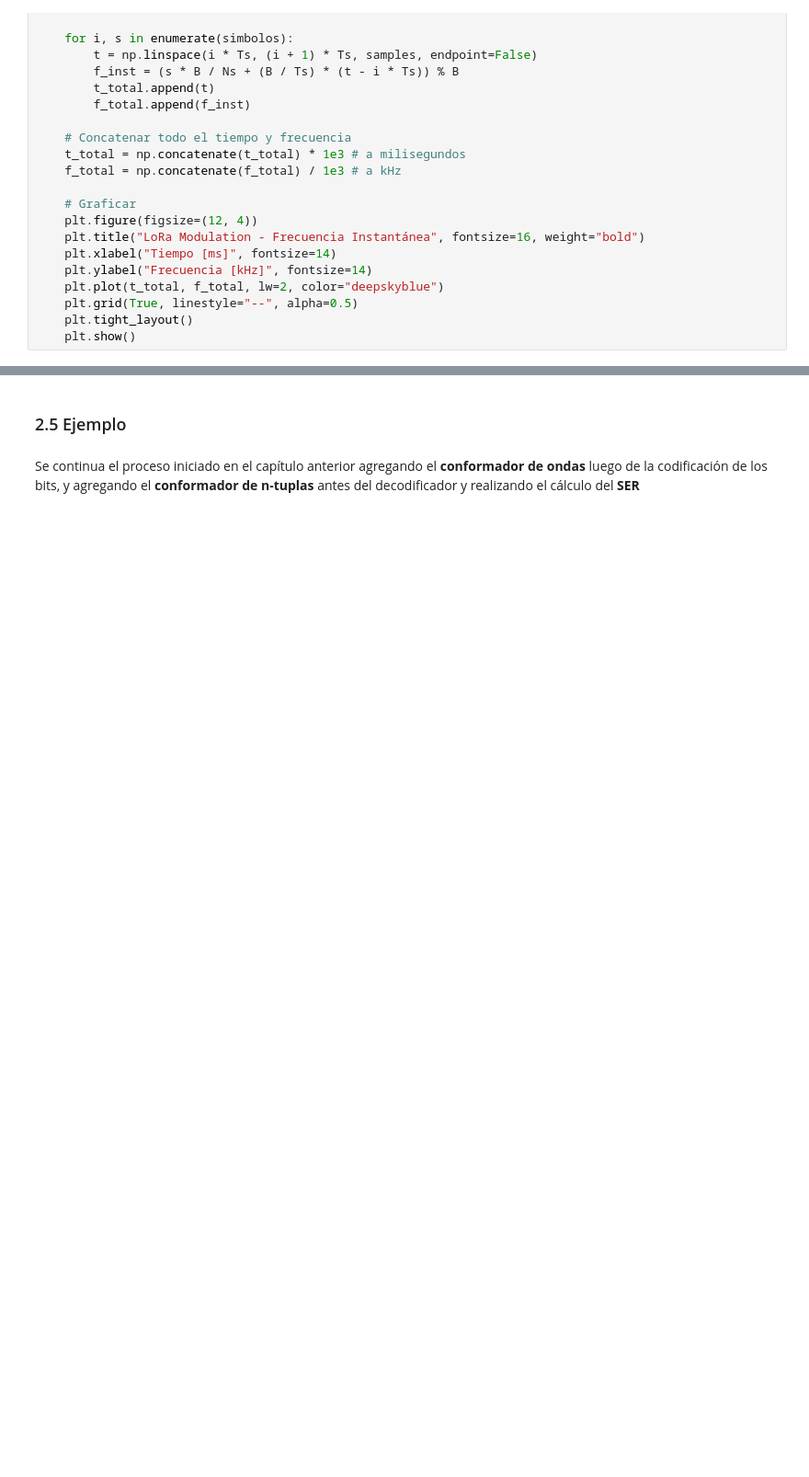
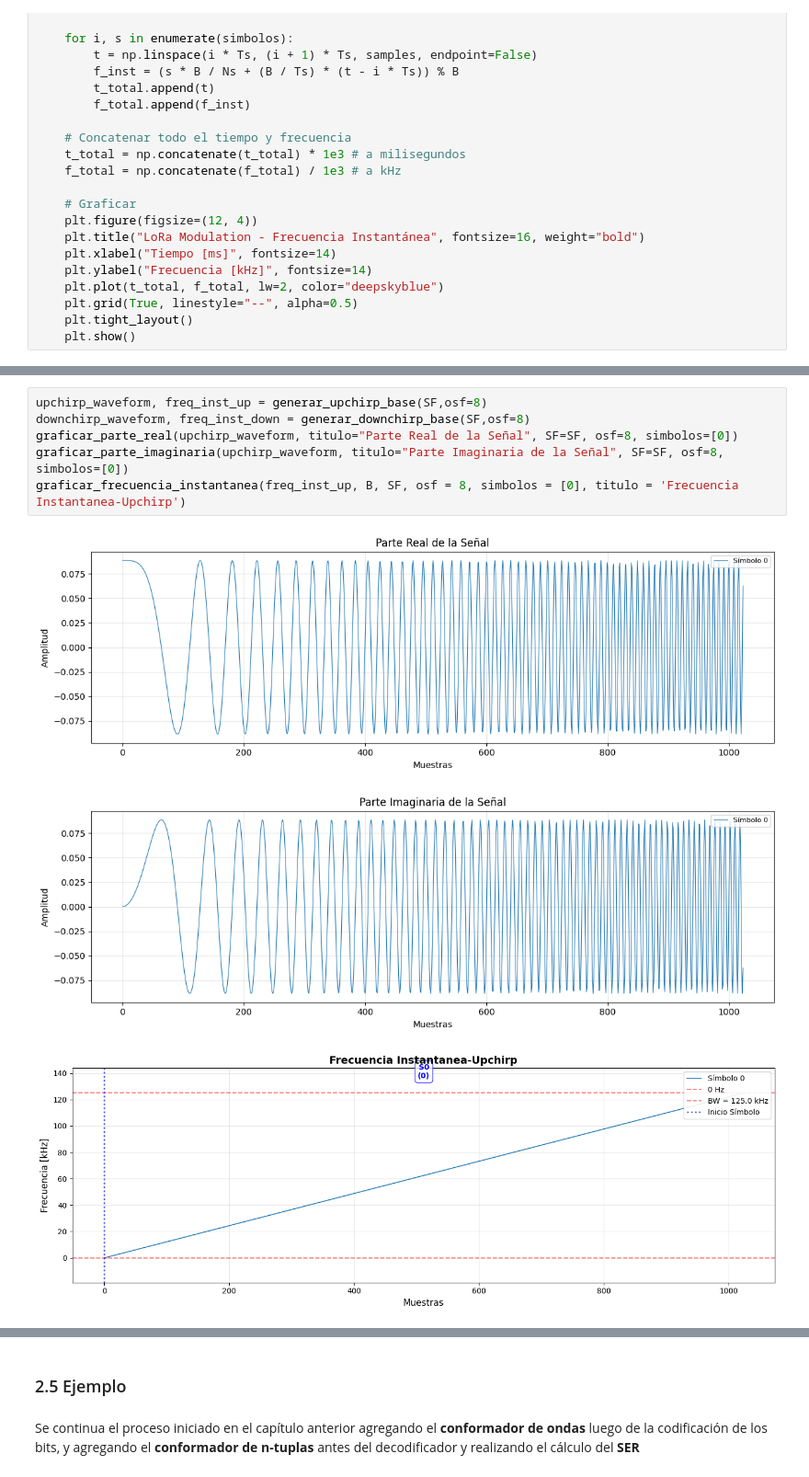
Before and after one commit to nicopinera/com-dig, a Jupyter notebook: Entregas/04Entrega.ipynb, the cells around one changed output, grey strips where cells are left out. Shown at 92% size. Drawn from its saved outputs; the diff is of its cells as text; blank space fills up the shorter version.

```diff
--- a/Entregas/04Entrega.ipynb
+++ b/Entregas/04Entrega.ipynb
@@ -615,0 +830,10 @@ def plot_lora_frequency_chirps(simbolos, SF=8, B=125e3):
+# %%
+upchirp_waveform, freq_inst_up = generar_upchirp_base(SF,osf=8)
+downchirp_waveform, freq_inst_down = generar_downchirp_base(SF,osf=8)
+graficar_parte_real(upchirp_waveform, titulo="Parte Real de la Señal", SF=SF, osf=8, simbolos=[0])
+graficar_parte_imaginaria(upchirp_waveform, titulo="Parte Imaginaria de la Señal", SF=SF, osf=8, simbolos=[0])
+graficar_frecuencia_instantanea(freq_inst_up, B, SF, osf = 8, simbolos = [0], titulo = 'Frecuencia Instantanea-Upchirp')
+# %% [output]
+[figure, added]
+[figure, added]
+[figure, added]
```
Also changed, not shown: parts of 42 cells of this notebook.
